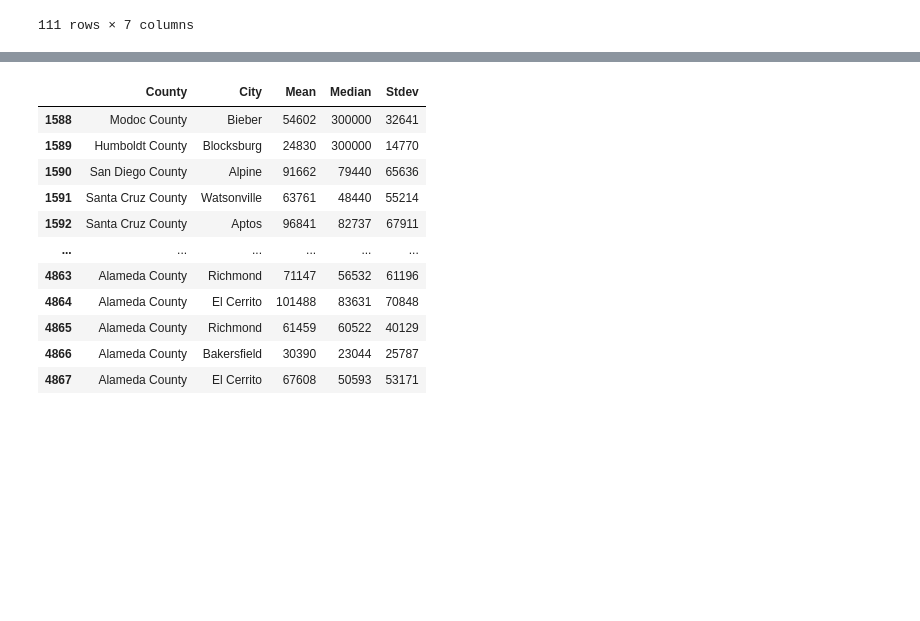
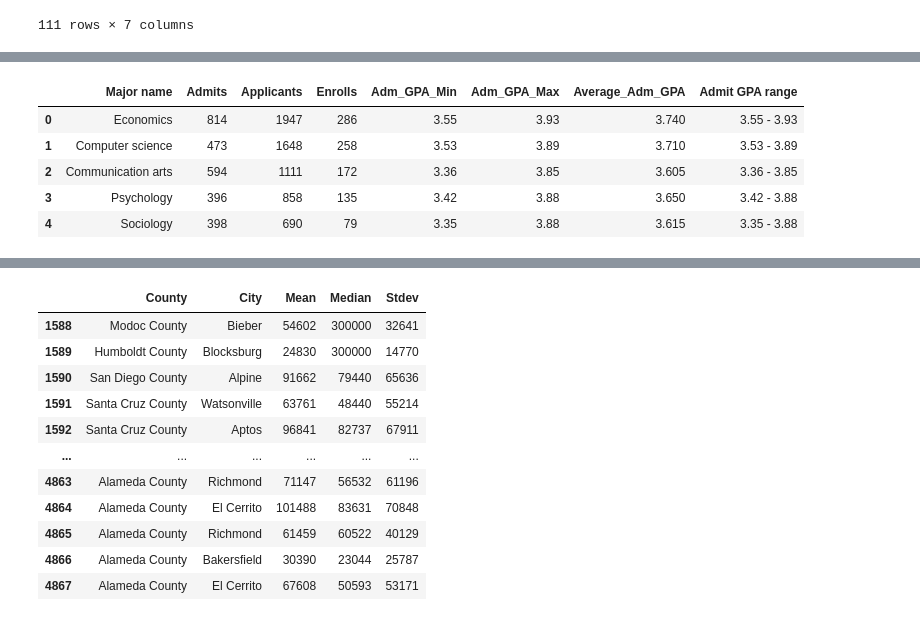
Before and after one commit to yhc00512/cogs-108-project, a Jupyter notebook: DataCheckpoint.ipynb, the cells around one changed output, grey strips where cells are left out. Cells and saved outputs as stored; diff of their text form; code cells hidden in the pictures; blank space fills up the shorter version.

```diff
--- a/DataCheckpoint.ipynb
+++ b/DataCheckpoint.ipynb
@@ -247,0 +298,11 @@ college_merge
+# %%
+# transfer profile by majors in 2018
+major_2018 = modify_major(major_2018)
+major_2018.head()
+# %% [output]
+|  | Major name | Admits | Applicants | Enrolls | Adm_GPA_Min | Adm_GPA_Max | Average_Adm_GPA | Admit GPA range |
+| 0 | Economics | 814 | 1947 | 286 | 3.55 | 3.93 | 3.740 | 3.55 - 3.93 |
+| 1 | Computer science | 473 | 1648 | 258 | 3.53 | 3.89 | 3.710 | 3.53 - 3.89 |
+| 2 | Communication arts | 594 | 1111 | 172 | 3.36 | 3.85 | 3.605 | 3.36 - 3.85 |
+| 3 | Psychology | 396 | 858 | 135 | 3.42 | 3.88 | 3.650 | 3.42 - 3.88 |
+| 4 | Sociology | 398 | 690 | 79 | 3.35 | 3.88 | 3.615 | 3.35 - 3.88 |
```
Also changed, not shown: parts of 13 cells of this notebook.
